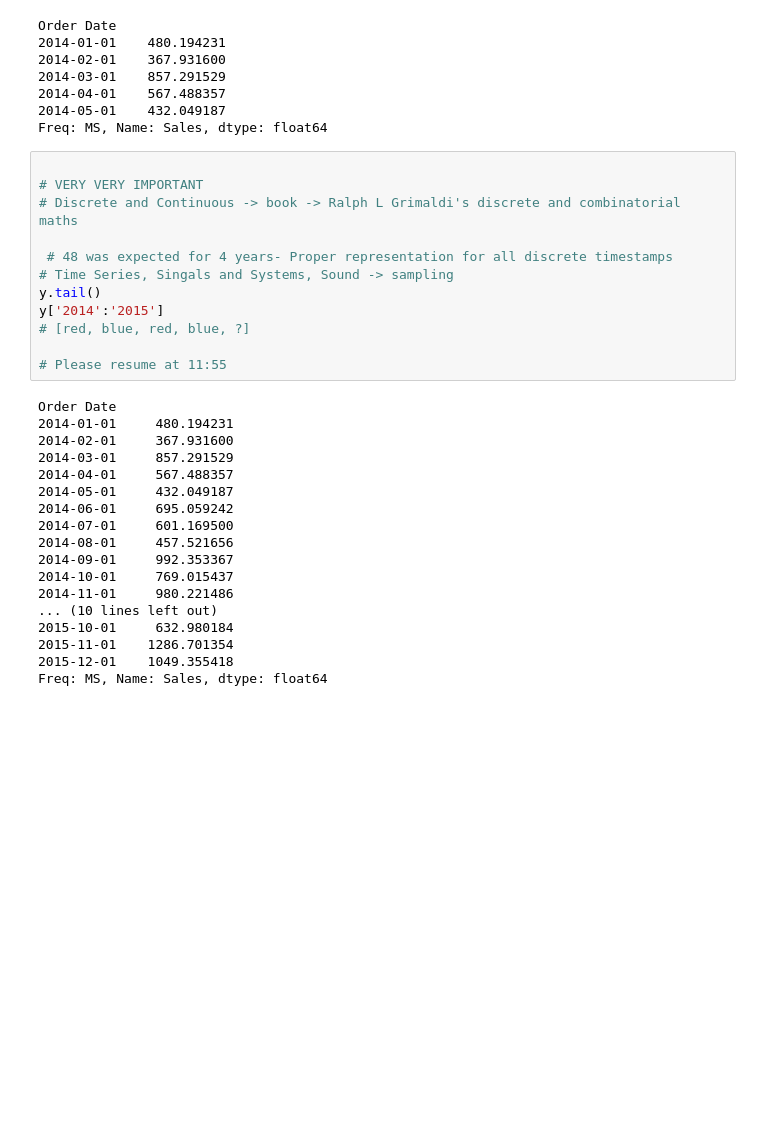
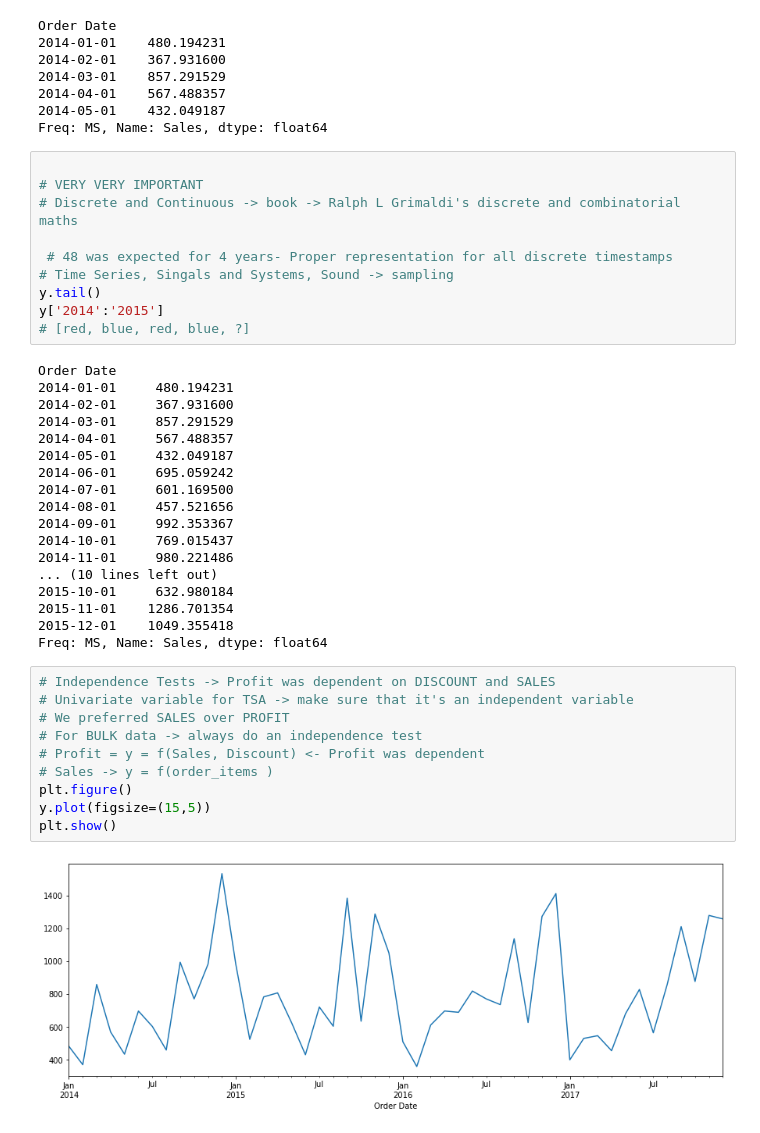
Before and after one commit to a-forty-two/cylons, a Jupyter notebook: 03_TimeSeriesAnalysis.ipynb, the cells around one changed output. Drawn from its saved outputs; the diff is of its cells as text; blank space fills up the shorter version.

```diff
--- a/03_TimeSeriesAnalysis.ipynb
+++ b/03_TimeSeriesAnalysis.ipynb
@@ -197,8 +197,6 @@ Freq: MS, Name: Sales, dtype: float64
 y.tail()
 y['2014':'2015']
 # [red, blue, red, blue, ?]
-
-# Please resume at 11:55
 # %% [output]
 Order Date
 2014-01-01     480.194231
@@ -217,3 +215,15 @@ Order Date
 2015-11-01    1286.701354
 2015-12-01    1049.355418
 Freq: MS, Name: Sales, dtype: float64
+# %%
+# Independence Tests -> Profit was dependent on DISCOUNT and SALES
+# Univariate variable for TSA -> make sure that it's an independent variable
+# We preferred SALES over PROFIT
+# For BULK data -> always do an independence test
+# Profit = y = f(Sales, Discount) <- Profit was dependent
+# Sales -> y = f(order_items )
+plt.figure()
+y.plot(figsize=(15,5))
+plt.show()
+# %% [output]
+[figure, added]
```
Also changed, not shown: parts of 5 cells of this notebook.
